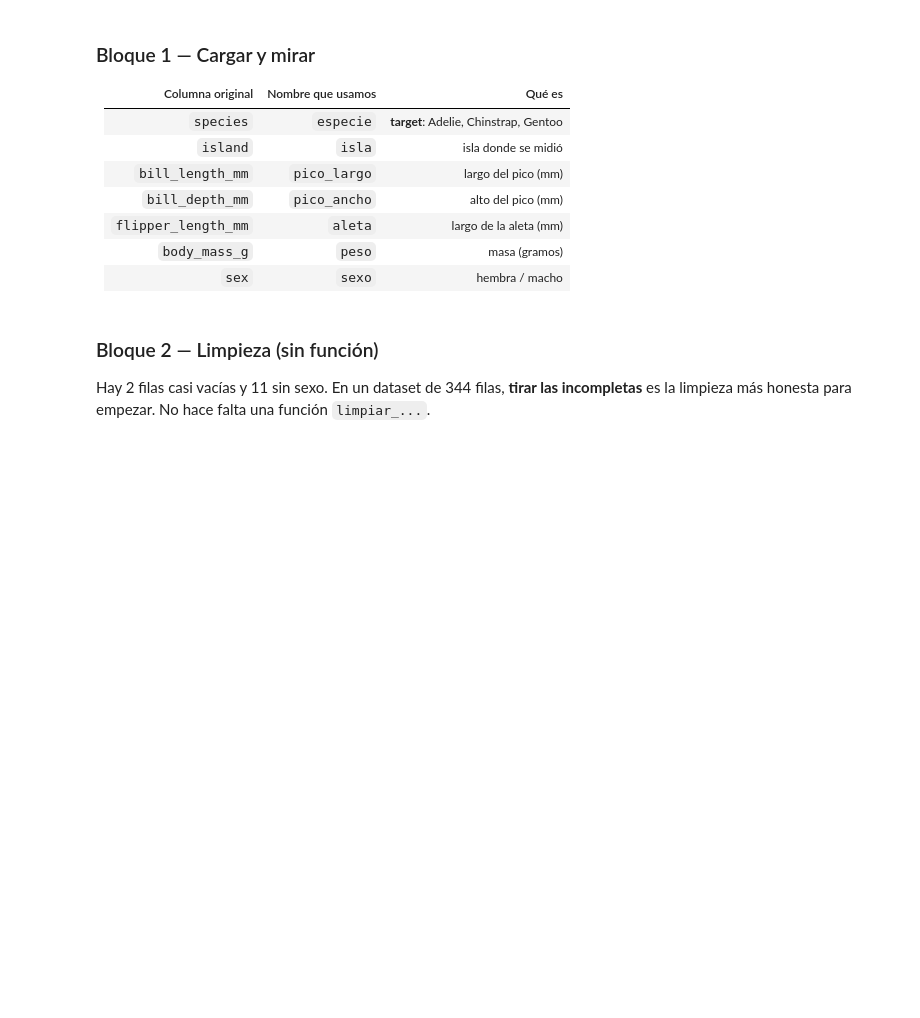
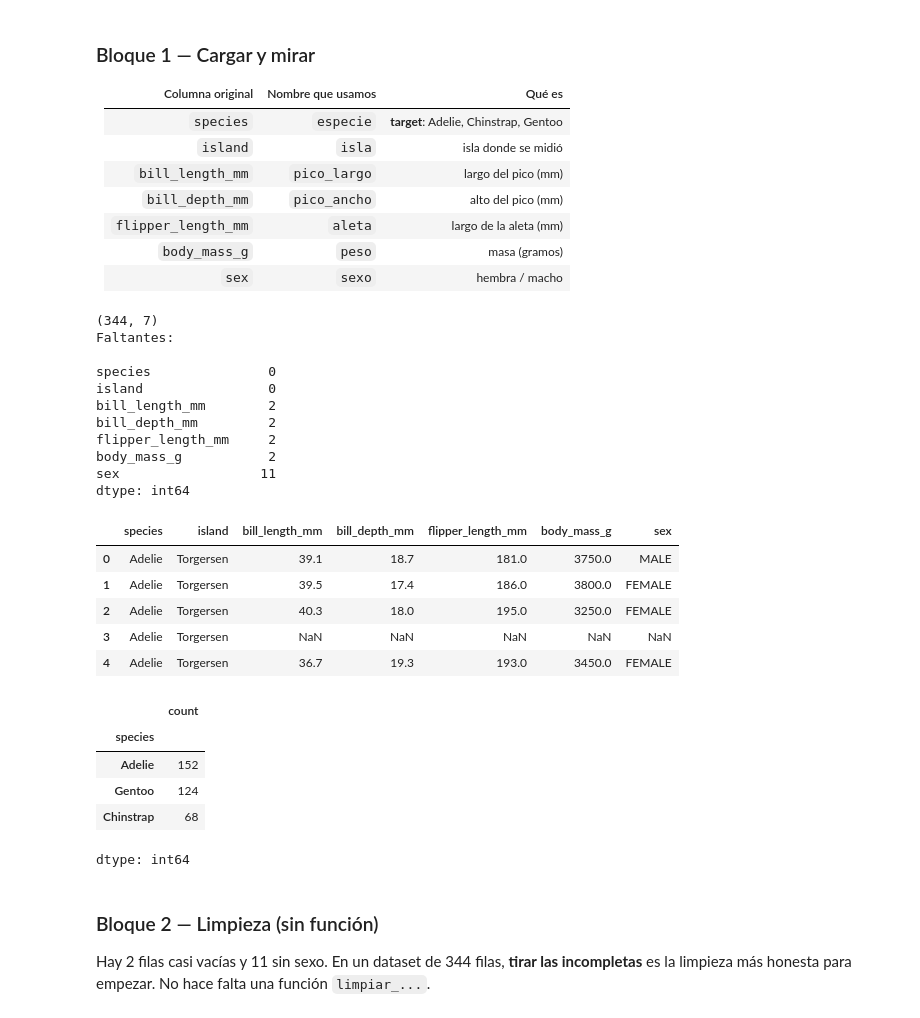
Before and after one commit to Emil-888/Data-Science, a Jupyter notebook: Copia_de_06_clasificacion_pinguinos_para_completar.ipynb, the cells around one changed output. Drawn from its saved outputs; the diff is of its cells as text; code cells hidden in the pictures; blank space fills up the shorter version.

```diff
--- a/Copia_de_06_clasificacion_pinguinos_para_completar.ipynb
+++ b/Copia_de_06_clasificacion_pinguinos_para_completar.ipynb
@@ -78,7 +91,37 @@ No hace falta memorizar 15 métricas. Con **tres lecturas** alcanza:
 # %%
 # PASO 2 — Cargar
 # raw = pd.read_csv("Penguins.csv")
 # Mostrá shape, head, faltantes y value_counts de species.
+raw = pd.read_csv("/content/Penguins.csv")
+print(raw.shape)
+print("Faltantes: \n")
+print(raw.isna().sum())
+display(raw.head())
+display(raw.species.value_counts())
+# %% [output]
+(344, 7)
+Faltantes:
+
+species               0
+island                0
+bill_length_mm        2
+bill_depth_mm         2
+flipper_length_mm     2
+body_mass_g           2
+sex                  11
+dtype: int64
+|  | species | island | bill_length_mm | bill_depth_mm | flipper_length_mm | body_mass_g | sex |
+| 0 | Adelie | Torgersen | 39.1 | 18.7 | 181.0 | 3750.0 | MALE |
+| 1 | Adelie | Torgersen | 39.5 | 17.4 | 186.0 | 3800.0 | FEMALE |
+| 2 | Adelie | Torgersen | 40.3 | 18.0 | 195.0 | 3250.0 | FEMALE |
+| 3 | Adelie | Torgersen | NaN | NaN | NaN | NaN | NaN |
+| 4 | Adelie | Torgersen | 36.7 | 19.3 | 193.0 | 3450.0 | FEMALE |
+|  | count |
+| species |  |
+| Adelie | 152 |
+| Gentoo | 124 |
+| Chinstrap | 68 |
+dtype: int64
 # %% [markdown]
 ### Bloque 2 — Limpieza (sin función)
 
```
Also changed, not shown: parts of 19 cells of this notebook.
